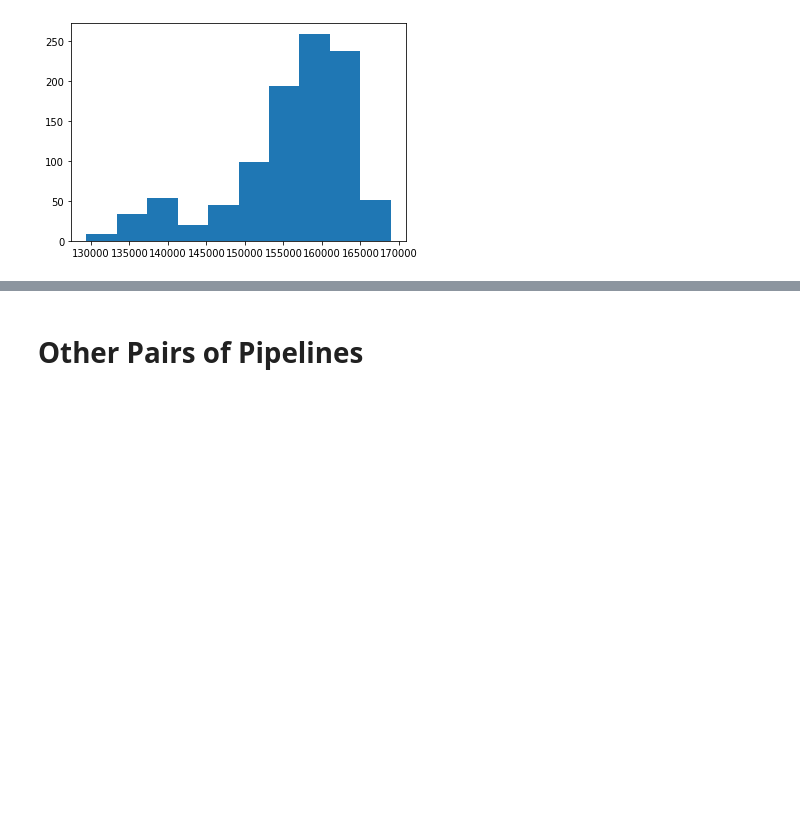
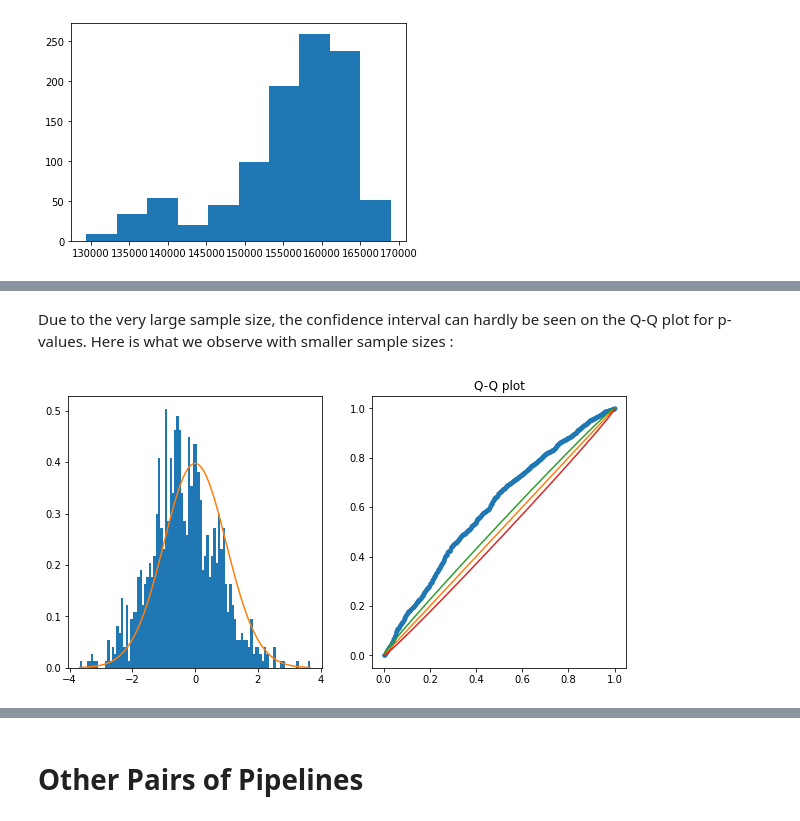
Before and after one commit to xroll174/Correct-Variability-Pipelines, a Jupyter notebook: results/Results.ipynb, the cells around one changed output, grey strips where cells are left out. Cells and saved outputs as stored; diff of their text form; code cells hidden in the pictures; blank space fills up the shorter version.

```diff
--- a/results/Results.ipynb
+++ b/results/Results.ipynb
@@ -153,0 +236,6 @@ plt.hist(mask_size_list)
+# %% [markdown]
+Due to the very large sample size, the confidence interval can hardly be seen on the Q-Q plot for p-values. Here is what we observe with smaller sample sizes :
+# %%
+qqplot_pval(Vect_vox_561_500_sample[0:1000],100)
+# %% [output]
+[figure, added]
```
Also changed, not shown: parts of 76 cells of this notebook.
